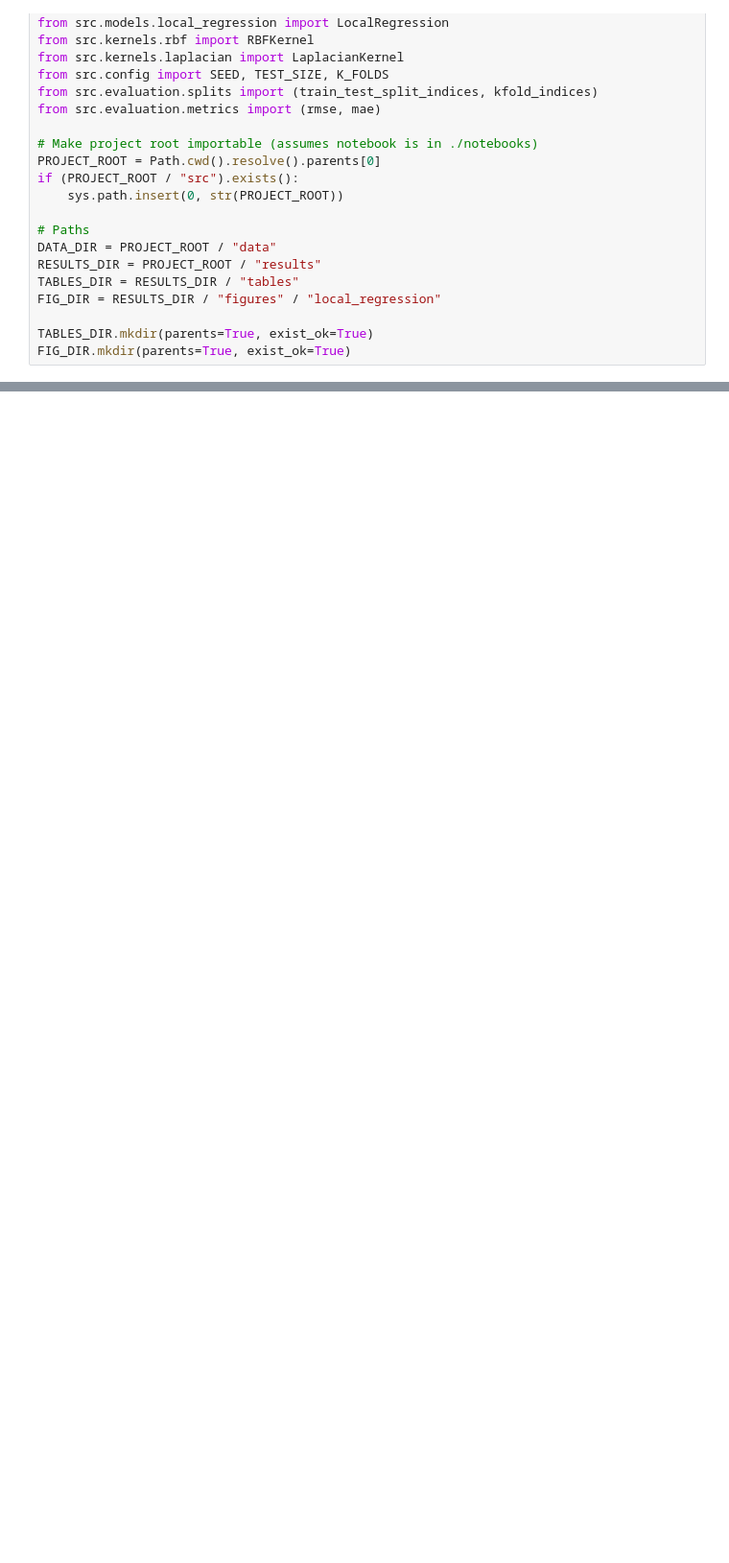
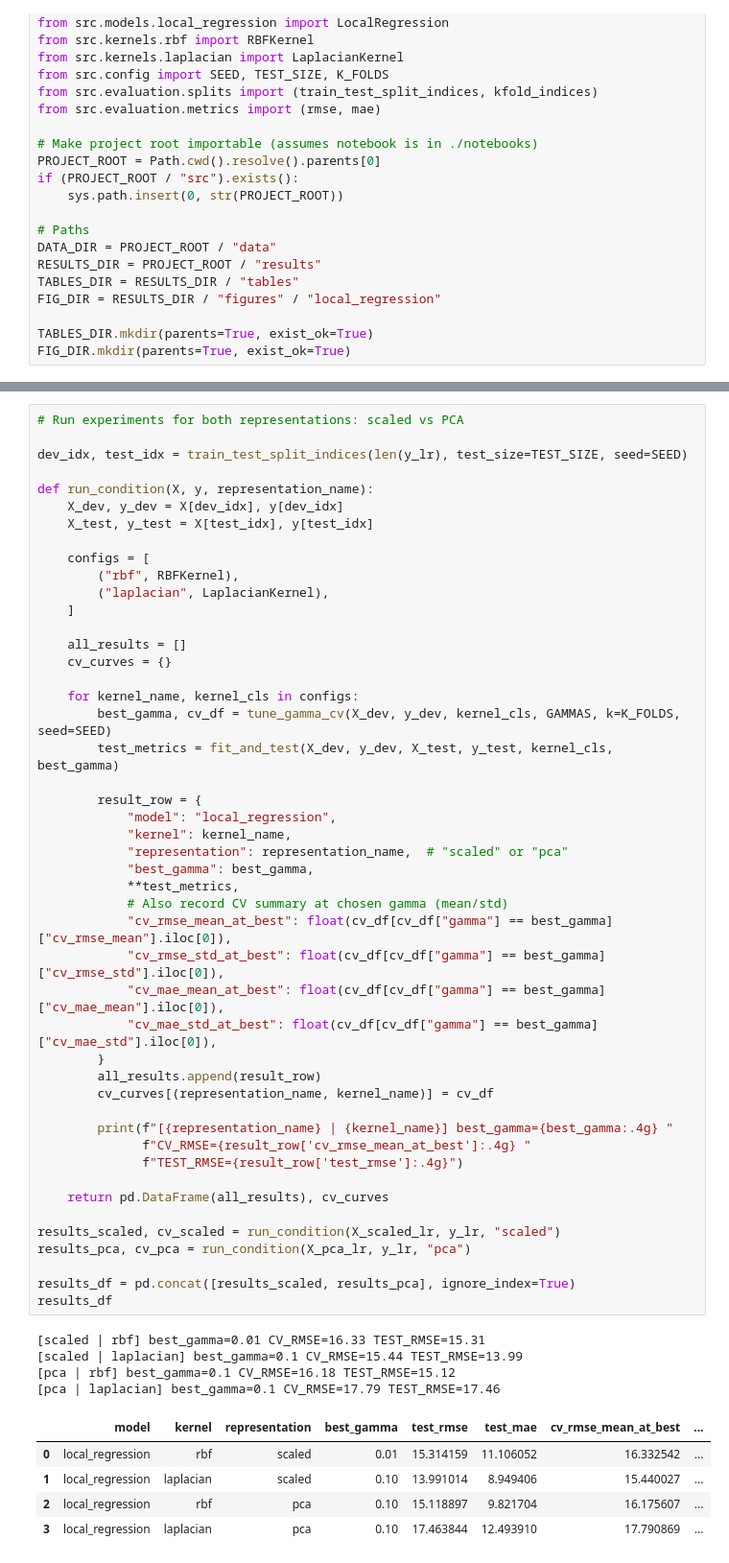
Before and after one commit to dimanaStoyanova7/kernel-regression-dim-reduction, a Jupyter notebook: notebooks/20_local_regression_results.ipynb, the cells around one changed output, grey strips where cells are left out. Shown at 96% size. Cells and saved outputs as stored; diff of their text form; blank space fills up the shorter version.

```diff
--- a/notebooks/20_local_regression_results.ipynb
+++ b/notebooks/20_local_regression_results.ipynb
@@ -68,0 +137,57 @@ print("y:", y.shape)
+# %%
+# Run experiments for both representations: scaled vs PCA
+
+dev_idx, test_idx = train_test_split_indices(len(y_lr), test_size=TEST_SIZE, seed=SEED)
+
+def run_condition(X, y, representation_name):
+    X_dev, y_dev = X[dev_idx], y[dev_idx]
+    X_test, y_test = X[test_idx], y[test_idx]
+
+    configs = [
+        ("rbf", RBFKernel),
+        ("laplacian", LaplacianKernel),
+    ]
+
+    all_results = []
+    cv_curves = {}
+
+    for kernel_name, kernel_cls in configs:
+        best_gamma, cv_df = tune_gamma_cv(X_dev, y_dev, kernel_cls, GAMMAS, k=K_FOLDS, seed=SEED)
+        test_metrics = fit_and_test(X_dev, y_dev, X_test, y_test, kernel_cls, best_gamma)
+
+        result_row = {
+            "model": "local_regression",
+            "kernel": kernel_name,
+            "representation": representation_name,  # "scaled" or "pca"
+            "best_gamma": best_gamma,
+            **test_metrics,
+            # Also record CV summary at chosen gamma (mean/std)
+            "cv_rmse_mean_at_best": float(cv_df[cv_df["gamma"] == best_gamma]["cv_rmse_mean"].iloc[0]),
+            "cv_rmse_std_at_best": float(cv_df[cv_df["gamma"] == best_gamma]["cv_rmse_std"].iloc[0]),
+            "cv_mae_mean_at_best": float(cv_df[cv_df["gamma"] == best_gamma]["cv_mae_mean"].iloc[0]),
+            "cv_mae_std_at_best": float(cv_df[cv_df["gamma"] == best_gamma]["cv_mae_std"].iloc[0]),
+        }
+        all_results.append(result_row)
+        cv_curves[(representation_name, kernel_name)] = cv_df
+
+        print(f"[{representation_name} | {kernel_name}] best_gamma={best_gamma:.4g} "
+              f"CV_RMSE={result_row['cv_rmse_mean_at_best']:.4g} "
+              f"TEST_RMSE={result_row['test_rmse']:.4g}")
+
+    return pd.DataFrame(all_results), cv_curves
+
+results_scaled, cv_scaled = run_condition(X_scaled_lr, y_lr, "scaled")
+results_pca, cv_pca = run_condition(X_pca_lr, y_lr, "pca")
+
+results_df = pd.concat([results_scaled, results_pca], ignore_index=True)
+results_df
+# %% [output]
+[scaled | rbf] best_gamma=0.01 CV_RMSE=16.33 TEST_RMSE=15.31
+[scaled | laplacian] best_gamma=0.1 CV_RMSE=15.44 TEST_RMSE=13.99
+[pca | rbf] best_gamma=0.1 CV_RMSE=16.18 TEST_RMSE=15.12
+[pca | laplacian] best_gamma=0.1 CV_RMSE=17.79 TEST_RMSE=17.46
+|  | model | kernel | representation | best_gamma | test_rmse | test_mae | cv_rmse_mean_at_best | ... |
+| 0 | local_regression | rbf | scaled | 0.01 | 15.314159 | 11.106052 | 16.332542 | ... |
+| 1 | local_regression | laplacian | scaled | 0.10 | 13.991014 | 8.949406 | 15.440027 | ... |
+| 2 | local_regression | rbf | pca | 0.10 | 15.118897 | 9.821704 | 16.175607 | ... |
+| 3 | local_regression | laplacian | pca | 0.10 | 17.463844 | 12.493910 | 17.790869 | ... |
```
Also changed, not shown: parts of 8 cells of this notebook, 4 other files.
